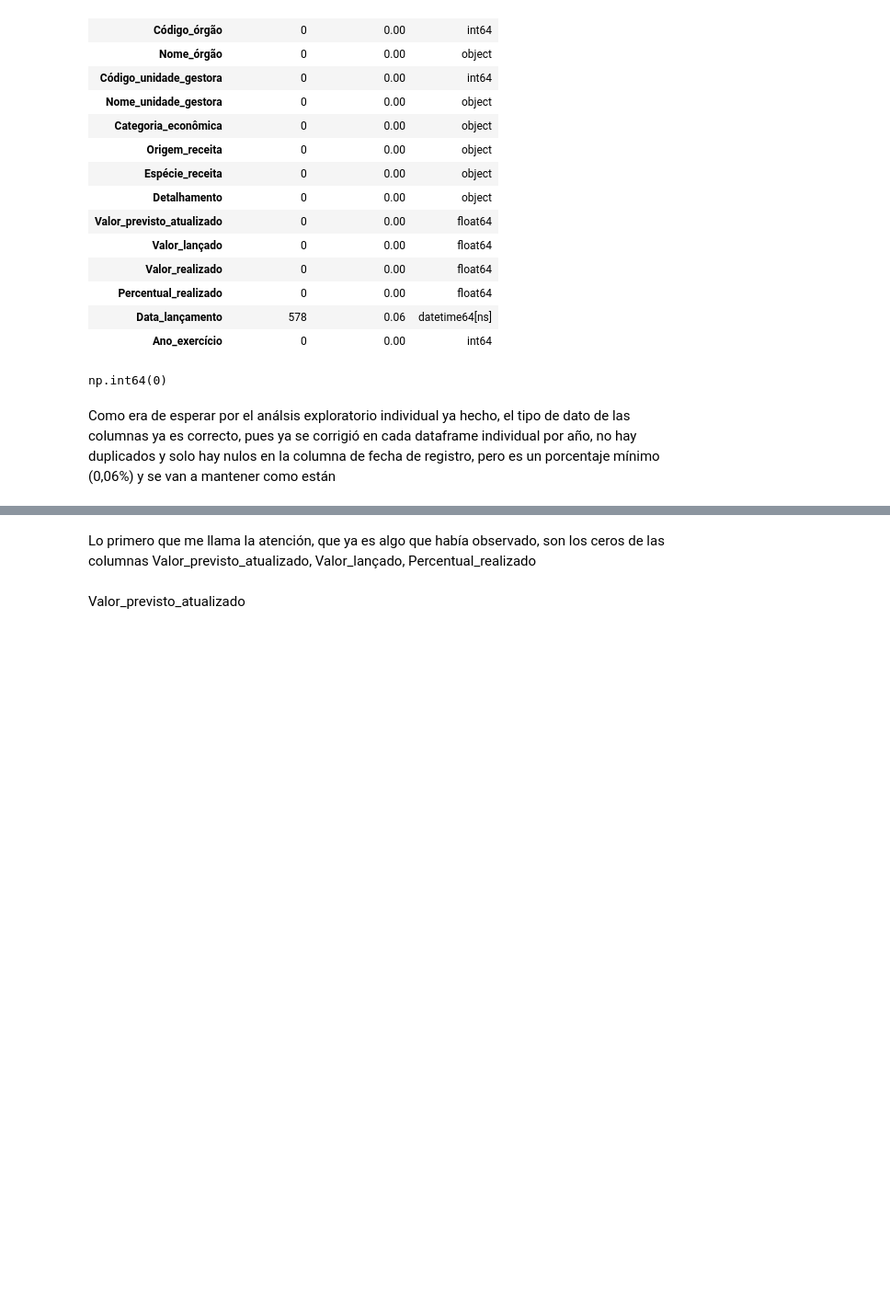
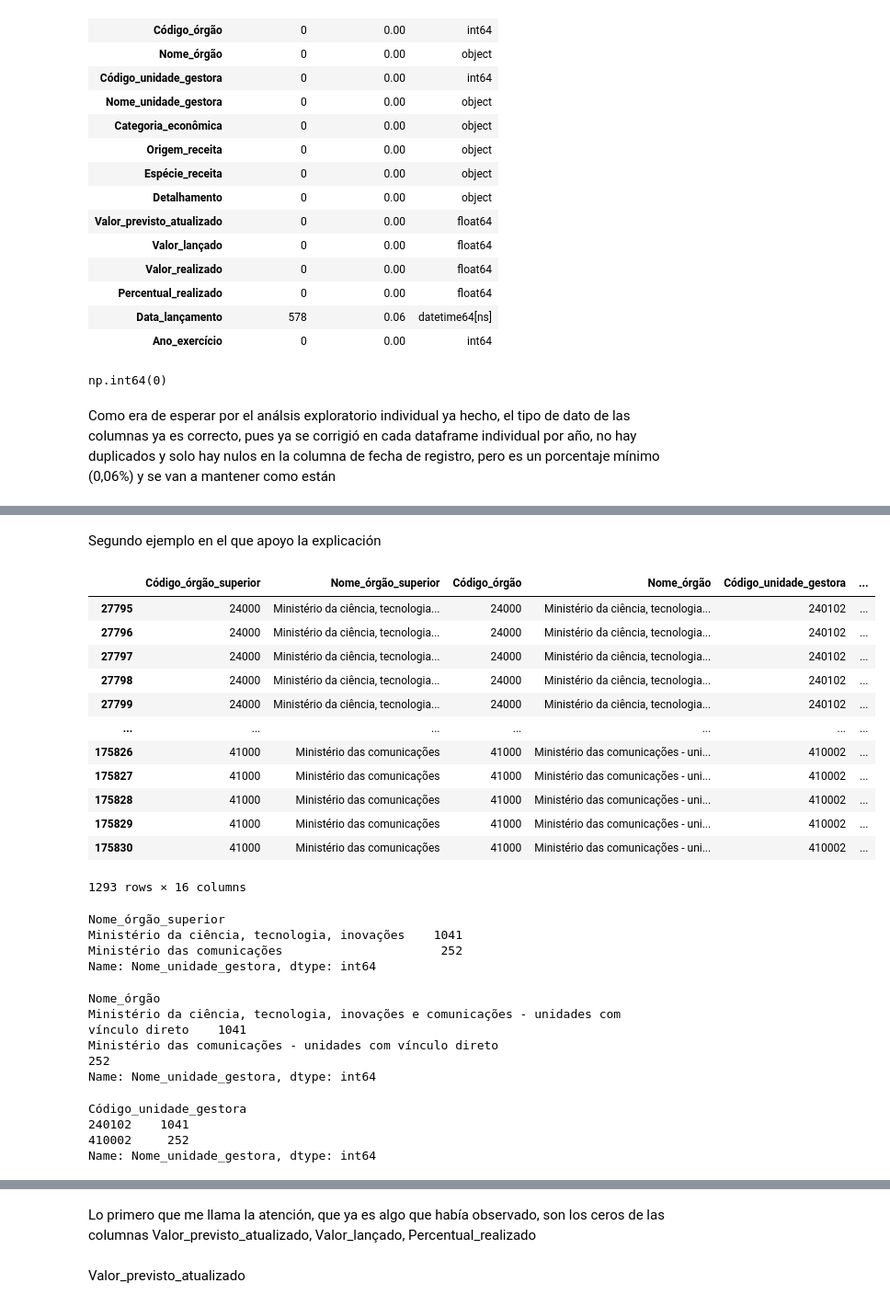
Before and after one commit to raquelscv/Proyecto2-AnalisisPandas, a Jupyter notebook: Eda_Final.ipynb, the cells around one changed output, grey strips where cells are left out. Shown at 92% size. Drawn from its saved outputs; the diff is of its cells as text; code cells hidden in the pictures; blank space fills up the shorter version.

```diff
--- a/Eda_Final.ipynb
+++ b/Eda_Final.ipynb
@@ -139,0 +213,44 @@ len(df["Nome_unidade_gestora"].unique())
+# %% [markdown]
+Segundo ejemplo en el que apoyo la explicación
+# %%
+#devuelve los registros donde el nombre de la unidad gestora es Coordenacao-geral de orcamento e financas y el año de ejercicio 2016
+ejemplo2 = df[(df["Nome_unidade_gestora"] == "Coordenacao-geral de orcamento e financas") & (df["Ano_exercício"] == 2016)]
+ejemplo2
+# %% [output]
+|  | Código_órgão_superior | Nome_órgão_superior | Código_órgão | Nome_órgão | Código_unidade_gestora | ... |
+| 27795 | 24000 | Ministério da ciência, tecnologia... | 24000 | Ministério da ciência, tecnologia... | 240102 | ... |
+| 27796 | 24000 | Ministério da ciência, tecnologia... | 24000 | Ministério da ciência, tecnologia... | 240102 | ... |
+| 27797 | 24000 | Ministério da ciência, tecnologia... | 24000 | Ministério da ciência, tecnologia... | 240102 | ... |
+| 27798 | 24000 | Ministério da ciência, tecnologia... | 24000 | Ministério da ciência, tecnologia... | 240102 | ... |
+| 27799 | 24000 | Ministério da ciência, tecnologia... | 24000 | Ministério da ciência, tecnologia... | 240102 | ... |
+| ... | ... | ... | ... | ... | ... | ... |
+| 175826 | 41000 | Ministério das comunicações | 41000 | Ministério das comunicações - uni... | 410002 | ... |
+| 175827 | 41000 | Ministério das comunicações | 41000 | Ministério das comunicações - uni... | 410002 | ... |
+| 175828 | 41000 | Ministério das comunicações | 41000 | Ministério das comunicações - uni... | 410002 | ... |
+| 175829 | 41000 | Ministério das comunicações | 41000 | Ministério das comunicações - uni... | 410002 | ... |
+| 175830 | 41000 | Ministério das comunicações | 41000 | Ministério das comunicações - uni... | 410002 | ... |
+1293 rows × 16 columns
+# %%
+#comprueba la unidad gestora Coordenacao-geral de orcamento e financas solo tenga dos posibles organos superiores
+ejemplo2.groupby("Nome_órgão_superior")["Nome_unidade_gestora"].count()
+# %% [output]
+Nome_órgão_superior
+Ministério da ciência, tecnologia, inovações    1041
+Ministério das comunicações                      252
+Name: Nome_unidade_gestora, dtype: int64
+# %%
+#comprueba la unidad gestora Coordenacao-geral de orcamento e financas solo tenga dos posibles organos
+ejemplo2.groupby("Nome_órgão")["Nome_unidade_gestora"].count()
+# %% [output]
+Nome_órgão
+Ministério da ciência, tecnologia, inovações e comunicações - unidades com vínculo direto    1041
+Ministério das comunicações - unidades com vínculo direto                                     252
+Name: Nome_unidade_gestora, dtype: int64
+# %%
+#comprueba que el numero de veces que aparece cada codigo de la unidad gestora es igual al numero de veces que aparece cada organo superior y cada organo
+ejemplo2.groupby("Código_unidade_gestora")["Nome_unidade_gestora"].count()
+# %% [output]
+Código_unidade_gestora
+240102    1041
+410002     252
+Name: Nome_unidade_gestora, dtype: int64
```
Also changed, not shown: parts of 56 cells of this notebook, 1 other file.
